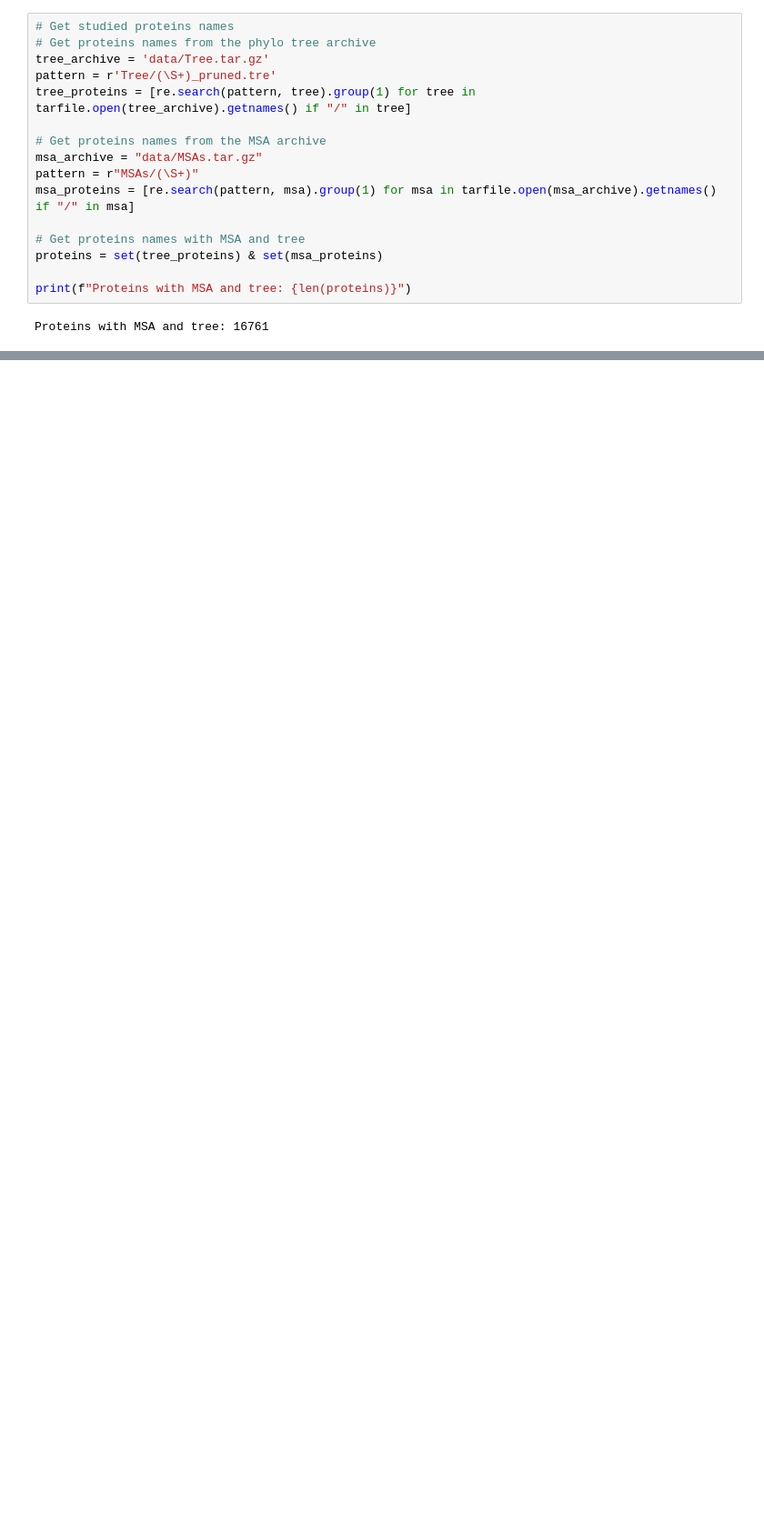
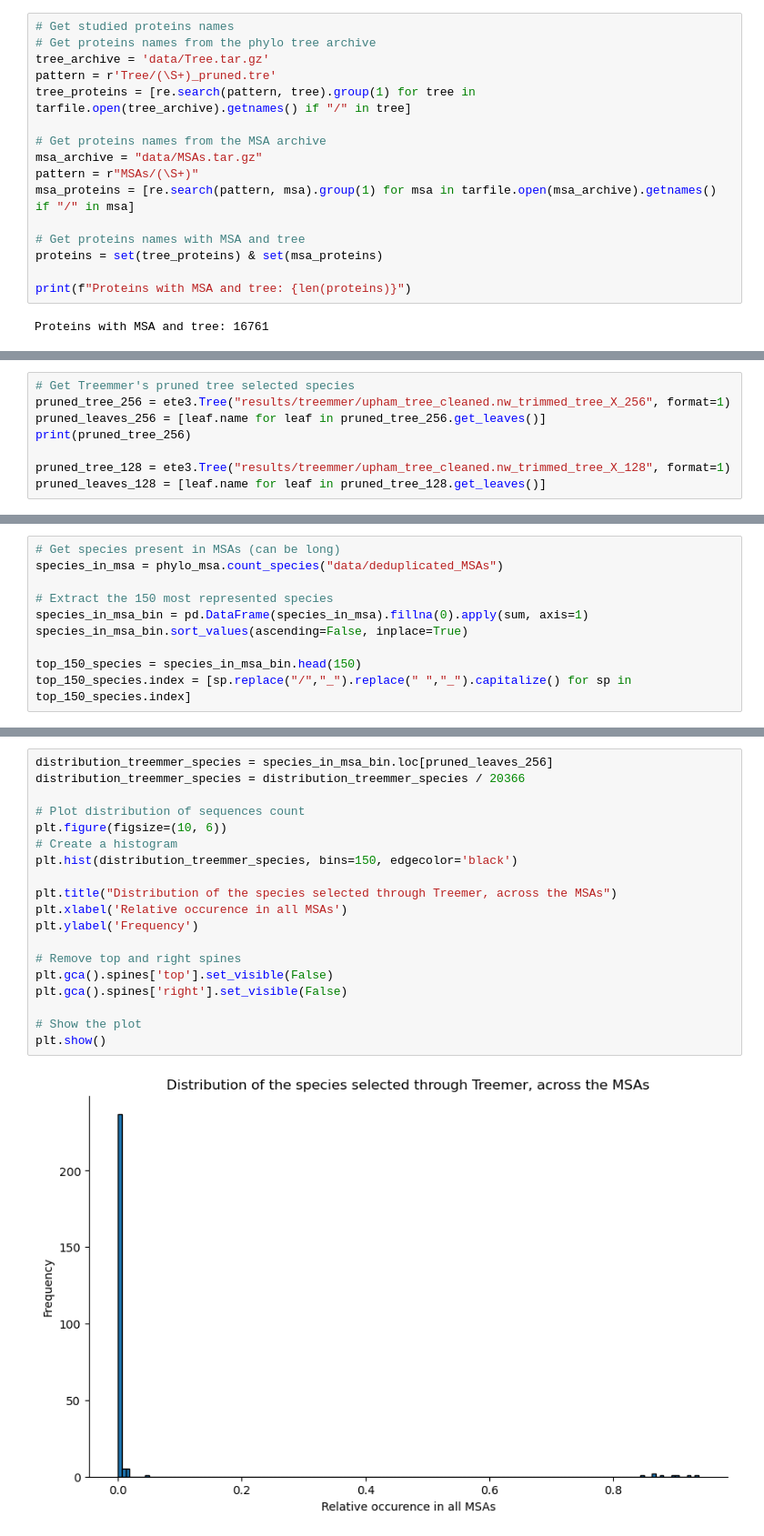
Before and after one commit to jaudemard/phylo-msa-transformers, a Jupyter notebook: phylo-msa.ipynb, the cells around one changed output, grey strips where cells are left out. Shown at 91% size. Cells and saved outputs as stored; diff of their text form; blank space fills up the shorter version.

```diff
--- a/phylo-msa.ipynb
+++ b/phylo-msa.ipynb
@@ -196,0 +157,8 @@ msa
+# %%
+# Get Treemmer's pruned tree selected species
+pruned_tree_256 = ete3.Tree("results/treemmer/upham_tree_cleaned.nw_trimmed_tree_X_256", format=1)
+pruned_leaves_256 = [leaf.name for leaf in pruned_tree_256.get_leaves()]
+print(pruned_tree_256)
+
+pruned_tree_128 = ete3.Tree("results/treemmer/upham_tree_cleaned.nw_trimmed_tree_X_128", format=1)
+pruned_leaves_128 = [leaf.name for leaf in pruned_tree_128.get_leaves()]
@@ -196,0 +187,10 @@ msa
+# %%
+# Get species present in MSAs (can be long)
+species_in_msa = phylo_msa.count_species("data/deduplicated_MSAs")
+
+# Extract the 150 most represented species
+species_in_msa_bin = pd.DataFrame(species_in_msa).fillna(0).apply(sum, axis=1)
+species_in_msa_bin.sort_values(ascending=False, inplace=True)
+
+top_150_species = species_in_msa_bin.head(150)
+top_150_species.index = [sp.replace("/","_").replace(" ","_").capitalize() for sp in top_150_species.index]
@@ -196,0 +254,21 @@ msa
+# %%
+distribution_treemmer_species = species_in_msa_bin.loc[pruned_leaves_256]
+distribution_treemmer_species = distribution_treemmer_species / 20366
+
+# Plot distribution of sequences count
+plt.figure(figsize=(10, 6))
+# Create a histogram
+plt.hist(distribution_treemmer_species, bins=150, edgecolor='black')
+
+plt.title("Distribution of the species selected through Treemer, across the MSAs")
+plt.xlabel('Relative occurence in all MSAs')
+plt.ylabel('Frequency')
+
+# Remove top and right spines
+plt.gca().spines['top'].set_visible(False)
+plt.gca().spines['right'].set_visible(False)
+
+# Show the plot
+plt.show()
+# %% [output]
+[figure, added]
```
Also changed, not shown: parts of 38 cells of this notebook.
